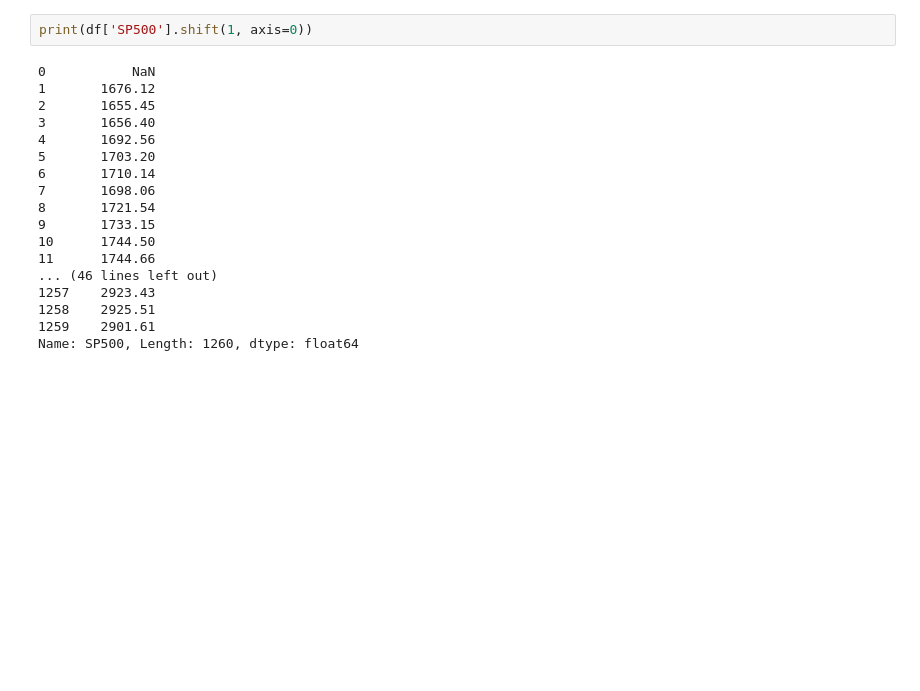
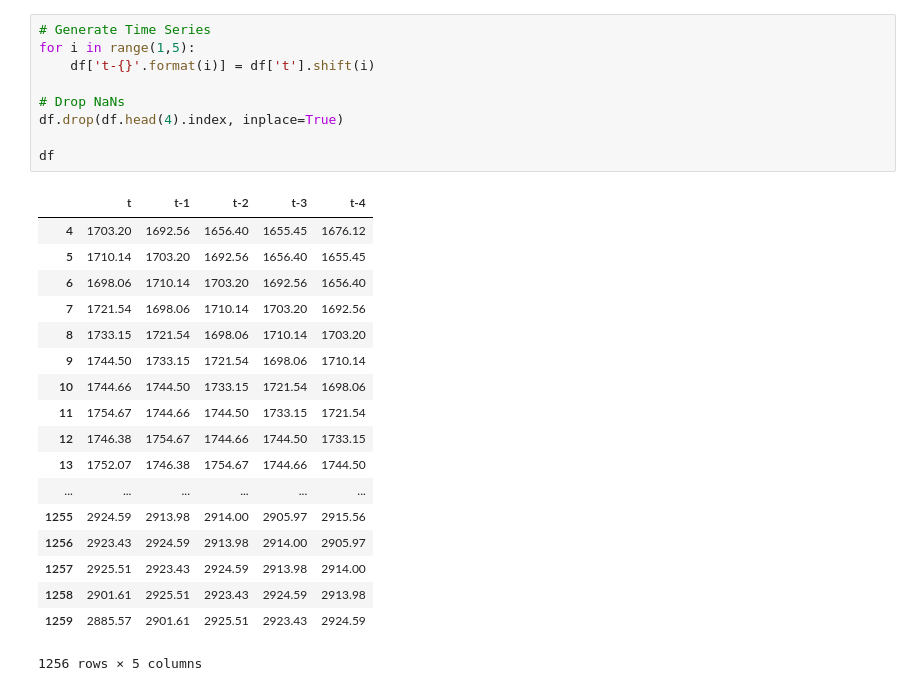
Before and after one commit to markrofail/CSEN_1067_project1, a Jupyter notebook: Task2.ipynb, the cells around one changed output. Saved outputs shown, nothing was run; the diff lists cells and outputs as text; blank space fills up the shorter version.

```diff
--- a/Task2.ipynb
+++ b/Task2.ipynb
@@ -47,20 +32,28 @@ Name: SP500, Length: 1260, dtype: float64
-# %%
-print(df['SP500'].shift(1, axis=0))
-# %% [output]
-0           NaN
-1       1676.12
-2       1655.45
-3       1656.40
-4       1692.56
-5       1703.20
-6       1710.14
-7       1698.06
-8       1721.54
-9       1733.15
-10      1744.50
-11      1744.66
-... (46 lines left out)
-1257    2923.43
-1258    2925.51
-1259    2901.61
-Name: SP500, Length: 1260, dtype: float64
+# %%
+# Generate Time Series
+for i in range(1,5):
+    df['t-{}'.format(i)] = df['t'].shift(i)
+
+# Drop NaNs
+df.drop(df.head(4).index, inplace=True)
+
+df
+# %% [output]
+|  | t | t-1 | t-2 | t-3 | t-4 |
+| 4 | 1703.20 | 1692.56 | 1656.40 | 1655.45 | 1676.12 |
+| 5 | 1710.14 | 1703.20 | 1692.56 | 1656.40 | 1655.45 |
+| 6 | 1698.06 | 1710.14 | 1703.20 | 1692.56 | 1656.40 |
+| 7 | 1721.54 | 1698.06 | 1710.14 | 1703.20 | 1692.56 |
+| 8 | 1733.15 | 1721.54 | 1698.06 | 1710.14 | 1703.20 |
+| 9 | 1744.50 | 1733.15 | 1721.54 | 1698.06 | 1710.14 |
+| 10 | 1744.66 | 1744.50 | 1733.15 | 1721.54 | 1698.06 |
+| 11 | 1754.67 | 1744.66 | 1744.50 | 1733.15 | 1721.54 |
+| 12 | 1746.38 | 1754.67 | 1744.66 | 1744.50 | 1733.15 |
+| 13 | 1752.07 | 1746.38 | 1754.67 | 1744.66 | 1744.50 |
+| ... | ... | ... | ... | ... | ... |
+| 1255 | 2924.59 | 2913.98 | 2914.00 | 2905.97 | 2915.56 |
+| 1256 | 2923.43 | 2924.59 | 2913.98 | 2914.00 | 2905.97 |
+| 1257 | 2925.51 | 2923.43 | 2924.59 | 2913.98 | 2914.00 |
+| 1258 | 2901.61 | 2925.51 | 2923.43 | 2924.59 | 2913.98 |
+| 1259 | 2885.57 | 2901.61 | 2925.51 | 2923.43 | 2924.59 |
+1256 rows × 5 columns
```
Also changed, not shown: parts of 21 cells of this notebook, 1 other file.
